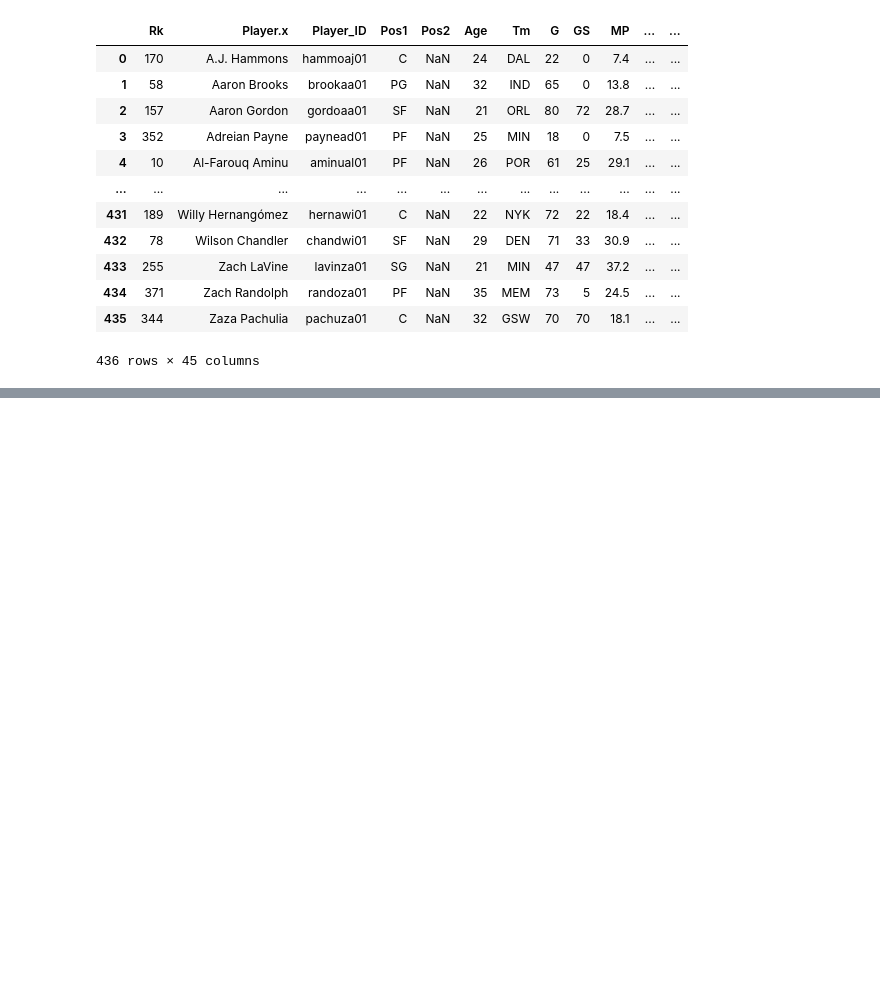
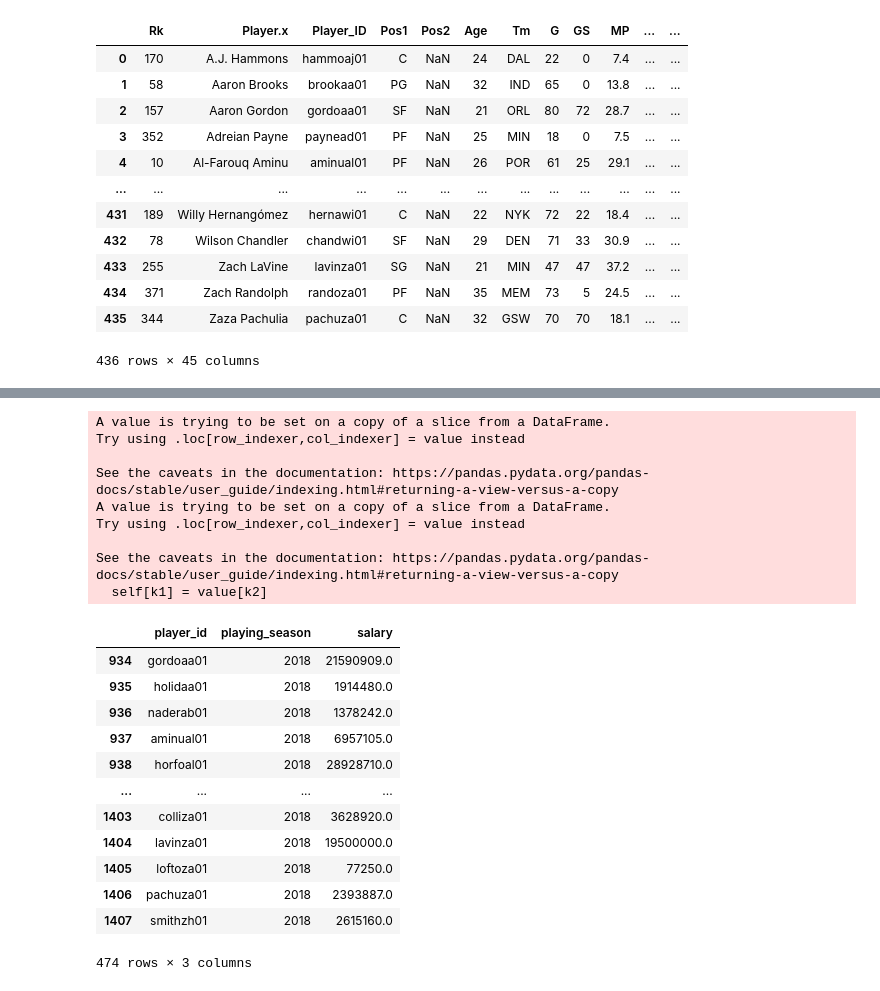
Before and after one commit to asitkumar26/nba-player-analytics, a Jupyter notebook: Pre-processing/preprocessing_data/explore_data_salary_2016_19.ipynb, the cells around one changed output, grey strips where cells are left out. Drawn from its saved outputs; the diff is of its cells as text; code cells hidden in the pictures; blank space fills up the shorter version.

Commit message:
Prepocessing Player Salary for year 2018-19

```diff
--- a/Pre-processing/preprocessing_data/explore_data_salary_2016_19.ipynb
+++ b/Pre-processing/preprocessing_data/explore_data_salary_2016_19.ipynb
@@ -554,0 +555,74 @@ See the caveats in the documentation: https://pandas.pydata.org/pandas-docs/stab
+# %%
+#THE FOLLOWING SECTION is creating a Dataframe for 2018-19
+player_salary_2018_19_df = player_salary_2016_to_2019_df.loc[(player_salary_2016_to_2019_df['Season'] == "2018-19")]
+player_salary_2018_19_df
+
+# Way to find frequency of player_ID
+duplicate_name_2_df = player_salary_2018_19_df['Player_ID'].value_counts()
+duplicate_name_2_df
+
+# Number of players who are traded (and have multiple rows)
+duplicate_name_2_df.loc[(duplicate_name_2_df > 1)].count()
+
+# Duplicate count is 0. To confirm whether a player was in two teams
+player_salary_2018_19_df['Tm'].value_counts()
+
+player_salary_2018_19_df.loc[(player_salary_2018_19_df['Player_ID'] == "acyqu01")]
+
+# Creating New Data Frame for 2018-19 with just the columns we need
+player_salary_201819_clean_df = player_salary_2018_19_df[['Player_ID','Season','Salary']]
+player_salary_201819_clean_df
+
+# Change format of Season from 2018-19 to 2018
+split_season_df = player_salary_201819_clean_df['Season'].str.split("-", n = 1, expand = True)
+split_season_df
+
+# Add New Column for playing_season
+player_salary_201819_clean_df["playing_season"] = split_season_df[0]
+player_salary_201819_clean_df
+
+# Fill Salary Values with 0 if its null
+player_salary_201819_clean_df[['Salary']] = player_salary_201819_clean_df[['Salary']].fillna(value=0)
+player_salary_201819_clean_df
+
+# Change Column Names
+player_salary_201819_clean_df = player_salary_201819_clean_df.rename(columns={"Player_ID":"player_id"})
+player_salary_201819_clean_df = player_salary_201819_clean_df.rename(columns={"Salary":"salary"})
+player_salary_201819_clean_df
+
+
+# Create a Cleaned Data Frame that will be ouputted to a CSV file
+player_salary_201819_cleaned_df = player_salary_201819_clean_df[['player_id','playing_season','salary']]
+player_salary_201819_cleaned_df
+
+#########################
+# Write to CSV File 2016
+#########################
+# writing Clean data to csv file
+player_salary_201819_cleaned_df.to_csv(r'../../Resources/PreprocessedDataFiles/NBA Players Salary 201819_clean.csv', encoding='utf-8', header='true')
+player_salary_201819_cleaned_df
+
+#count 474 matches with previous calculations
+# %% [output]
+A value is trying to be set on a copy of a slice from a DataFrame.
+Try using .loc[row_indexer,col_indexer] = value instead
+
+See the caveats in the documentation: https://pandas.pydata.org/pandas-docs/stable/user_guide/indexing.html#returning-a-view-versus-a-copy
+A value is trying to be set on a copy of a slice from a DataFrame.
+Try using .loc[row_indexer,col_indexer] = value instead
+
+See the caveats in the documentation: https://pandas.pydata.org/pandas-docs/stable/user_guide/indexing.html#returning-a-view-versus-a-copy
+  self[k1] = value[k2]
+|  | player_id | playing_season | salary |
+| 934 | gordoaa01 | 2018 | 21590909.0 |
+| 935 | holidaa01 | 2018 | 1914480.0 |
+| 936 | naderab01 | 2018 | 1378242.0 |
+| 937 | aminual01 | 2018 | 6957105.0 |
+| 938 | horfoal01 | 2018 | 28928710.0 |
+| ... | ... | ... | ... |
+| 1403 | colliza01 | 2018 | 3628920.0 |
+| 1404 | lavinza01 | 2018 | 19500000.0 |
+| 1405 | loftoza01 | 2018 | 77250.0 |
+| 1406 | pachuza01 | 2018 | 2393887.0 |
+| 1407 | smithzh01 | 2018 | 2615160.0 |
+474 rows × 3 columns
```
Also changed, not shown: parts of 24 cells of this notebook, 1 other file.
